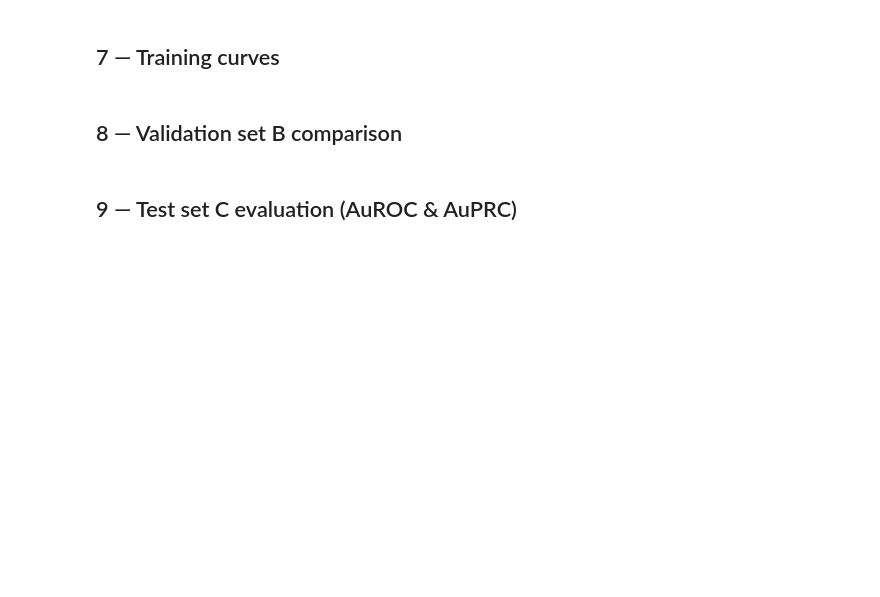
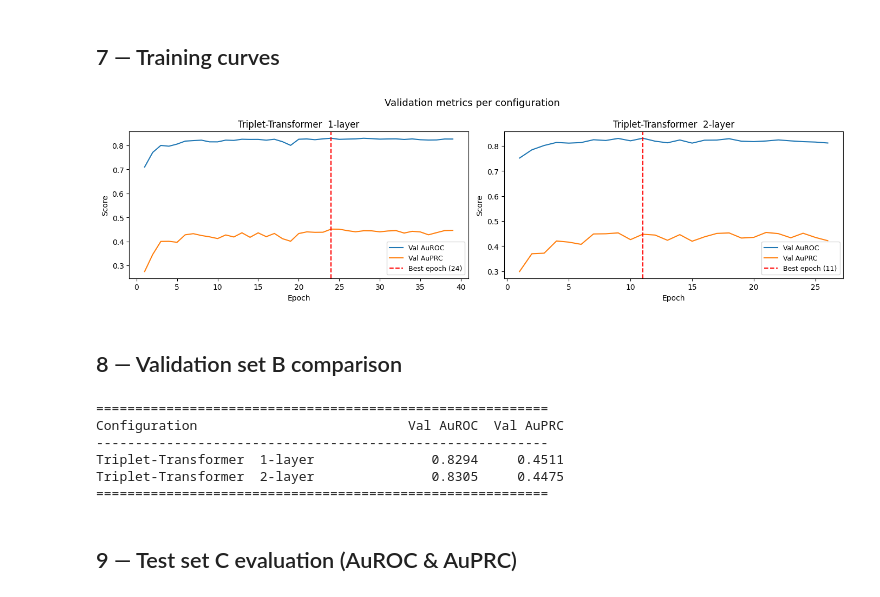
Before and after one commit to DavidTokar12/intensive_care_time_series_modeling_for_mortality_predictions, a Jupyter notebook: src/mortality_prediction/triplet_transformer.ipynb, the cells around one changed output. Drawn from its saved outputs; the diff is of its cells as text; code cells hidden in the pictures; blank space fills up the shorter version.

```diff
--- a/src/mortality_prediction/triplet_transformer.ipynb
+++ b/src/mortality_prediction/triplet_transformer.ipynb
@@ -8,15 +26,30 @@ import numpy as np
 import pandas as pd
 import torch
 import torch.nn as nn
-from sklearn.metrics import average_precision_score, roc_auc_score
-from sklearn.metrics import PrecisionRecallDisplay, RocCurveDisplay
-from torch.utils.data import DataLoader, Dataset
 
-from mortality_prediction.normalize_data import TRIPLET_VARS
-from mortality_prediction.utils import DATA_DIR
+from sklearn.metrics import PrecisionRecallDisplay
+from sklearn.metrics import RocCurveDisplay
+from sklearn.metrics import average_precision_score
+from sklearn.metrics import roc_auc_score
+from torch.utils.data import DataLoader
+from torch.utils.data import Dataset
 
-DEVICE = torch.device("cuda" if torch.cuda.is_available() else "cpu")
+
+TRIPLET_VARS = [
+    "Albumin", "ALP", "ALT", "AST", "Bilirubin", "BUN", "Cholesterol",
+    "Creatinine", "DiasABP", "FiO2", "GCS", "Glucose", "HCO3", "HCT",
+    "HR", "K", "Lactate", "Mg", "MAP", "MechVent", "Na", "NIDiasABP",
+    "NIMAP", "NISysABP", "PaCO2", "PaO2", "pH", "Platelets", "RespRate",
+    "SaO2", "SysABP", "Temp", "TroponinI", "TroponinT", "Urine", "WBC",
+    "age", "height_cm", "weight_kg", "gender",
+]
+
+DATA_DIR = "./drive/MyDrive/data"
+
 N_VARS  = len(TRIPLET_VARS)   # 40 clinical variables
 PAD_IDX = N_VARS               # index 40 reserved for padding tokens
+DEVICE  = torch.device("cuda" if torch.cuda.is_available() else "cpu")
+
 print(f"PyTorch {torch.__version__}  |  device: {DEVICE}")
 print(f"Clinical variables: {N_VARS}  |  PAD index: {PAD_IDX}")
+print(f"DATA_DIR: {DATA_DIR}")
@@ -304,23 +389,25 @@ for cfg in CONFIGS:
 # %%
 n_cfgs = len(results)
 fig, axes = plt.subplots(1, n_cfgs, figsize=(7 * n_cfgs, 4))
 if n_cfgs == 1:
     axes = [axes]
 
-for ax, (name, res) in zip(axes, results.items()):
+for ax, (name, res) in zip(axes, results.items(), strict=True):
     hist = pd.DataFrame(res["history"])
     ax.plot(hist["epoch"], hist["val_auroc"], label="Val AuROC")
     ax.plot(hist["epoch"], hist["val_auprc"], label="Val AuPRC")
     ax.axvline(res["best_epoch"], color="red", linestyle="--",
                label=f"Best epoch ({res['best_epoch']})")
     ax.set_title(name)
     ax.set_xlabel("Epoch")
     ax.set_ylabel("Score")
     ax.legend(fontsize=9)
 
 plt.suptitle("Validation metrics per configuration", fontsize=13)
 plt.tight_layout()
 plt.show()
+# %% [output]
+[figure, added]
 # %% [markdown]
 ## 8 — Validation set B comparison
 # %%
@@ -331,6 +418,13 @@ for name, res in results.items():
     _, val_auprc, _ = evaluate(res["model"], val_loader)
     print(f"{name:<38}  {res['best_val_auroc']:>9.4f}  {val_auprc:>9.4f}")
 print("=" * 58)
+# %% [output]
+==========================================================
+Configuration                           Val AuROC  Val AuPRC
+----------------------------------------------------------
+Triplet-Transformer  1-layer               0.8294     0.4511
+Triplet-Transformer  2-layer               0.8305     0.4475
+==========================================================
 # %% [markdown]
 ## 9 — Test set C evaluation (AuROC & AuPRC)
 # %%
```
Also changed, not shown: parts of 9 cells of this notebook, 7 other files.
